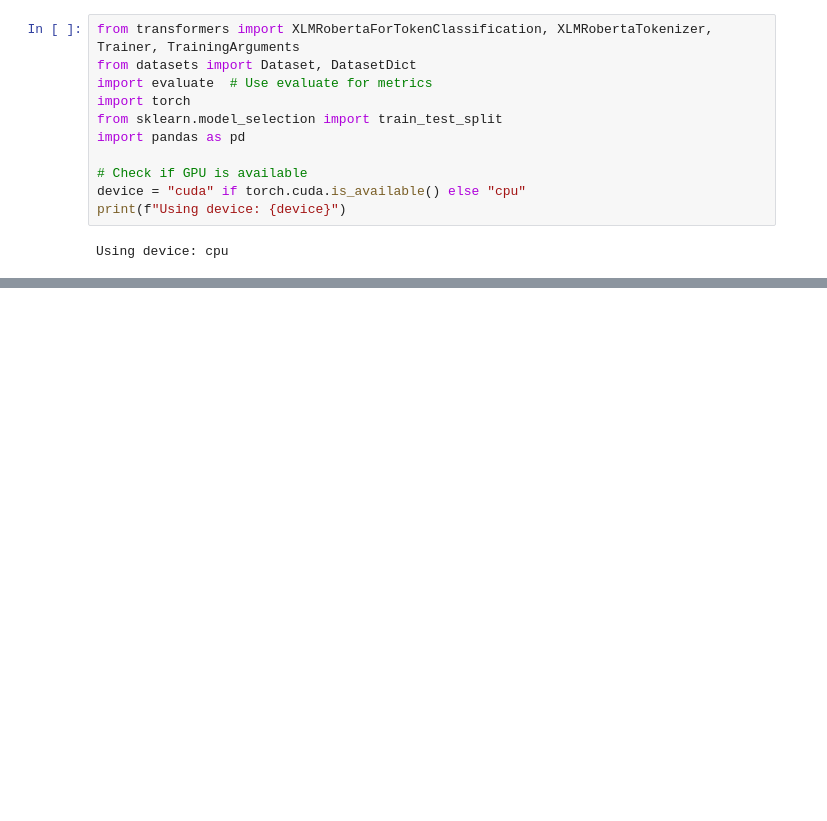
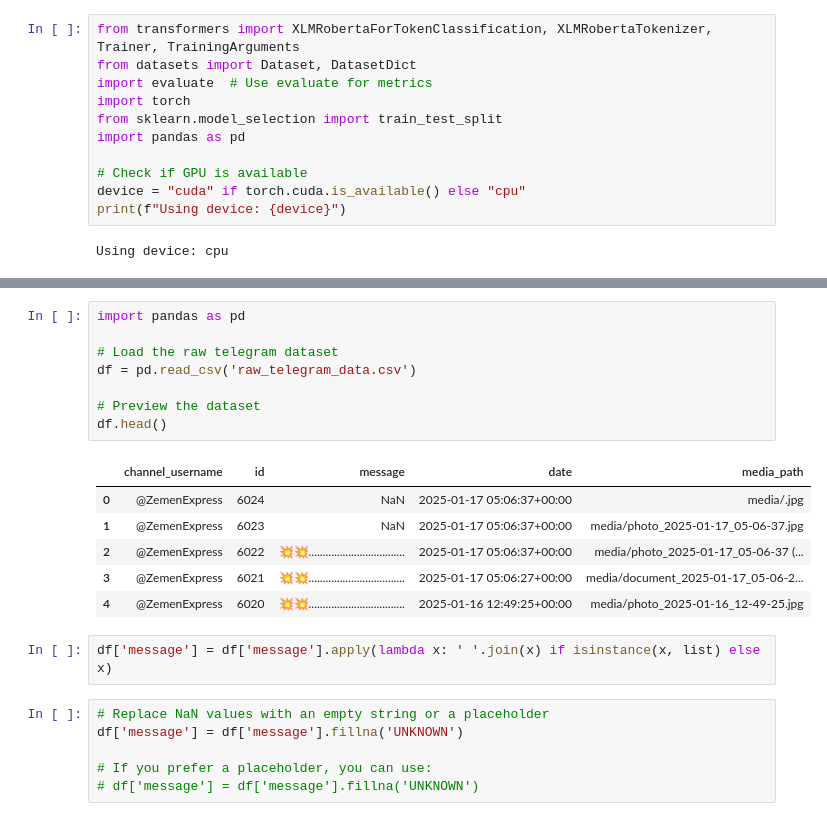
Before and after one commit to hasankere/Week5_Challenge_project, a Jupyter notebook: ethiomart.ipynb, the cells around one changed output, grey strips where cells are left out. Saved outputs shown, nothing was run; the diff lists cells and outputs as text; blank space fills up the shorter version.

```diff
--- a/ethiomart.ipynb
+++ b/ethiomart.ipynb
@@ -775,0 +787,23 @@ Using device: cpu
+# %%
+import pandas as pd
+
+# Load the raw telegram dataset
+df = pd.read_csv('raw_telegram_data.csv')
+
+# Preview the dataset
+df.head()
+# %% [output]
+|  | channel_username | id | message | date | media_path |
+| 0 | @ZemenExpress | 6024 | NaN | 2025-01-17 05:06:37+00:00 | media/.jpg |
+| 1 | @ZemenExpress | 6023 | NaN | 2025-01-17 05:06:37+00:00 | media/photo_2025-01-17_05-06-37.jpg |
+| 2 | @ZemenExpress | 6022 | 💥💥.................................. | 2025-01-17 05:06:37+00:00 | media/photo_2025-01-17_05-06-37 (... |
+| 3 | @ZemenExpress | 6021 | 💥💥.................................. | 2025-01-17 05:06:27+00:00 | media/document_2025-01-17_05-06-2... |
+| 4 | @ZemenExpress | 6020 | 💥💥.................................. | 2025-01-16 12:49:25+00:00 | media/photo_2025-01-16_12-49-25.jpg |
+# %%
+df['message'] = df['message'].apply(lambda x: ' '.join(x) if isinstance(x, list) else x)
+# %%
+# Replace NaN values with an empty string or a placeholder
+df['message'] = df['message'].fillna('UNKNOWN')
+
+# If you prefer a placeholder, you can use:
+# df['message'] = df['message'].fillna('UNKNOWN')
```
Also changed, not shown: parts of 13 cells of this notebook.
